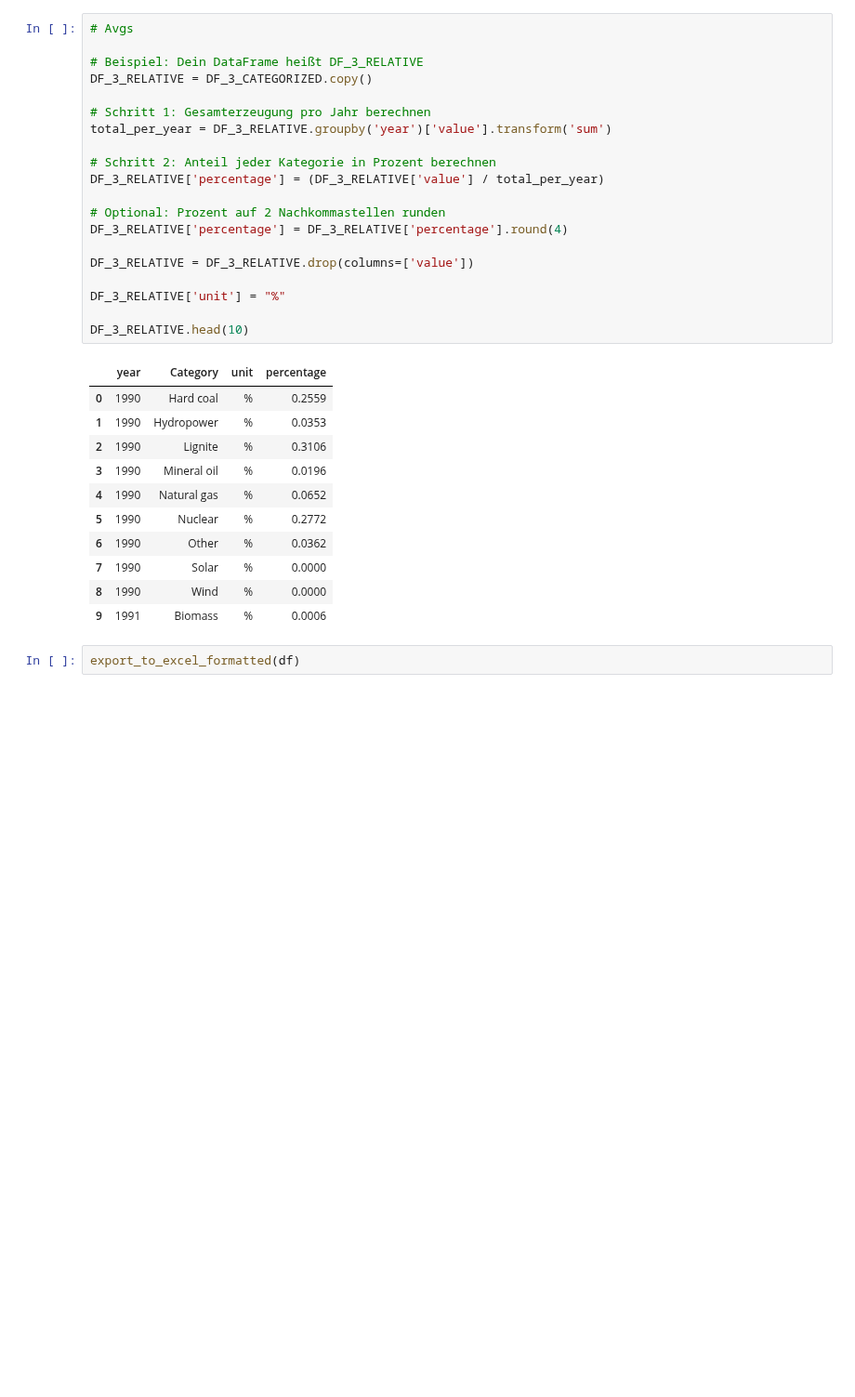
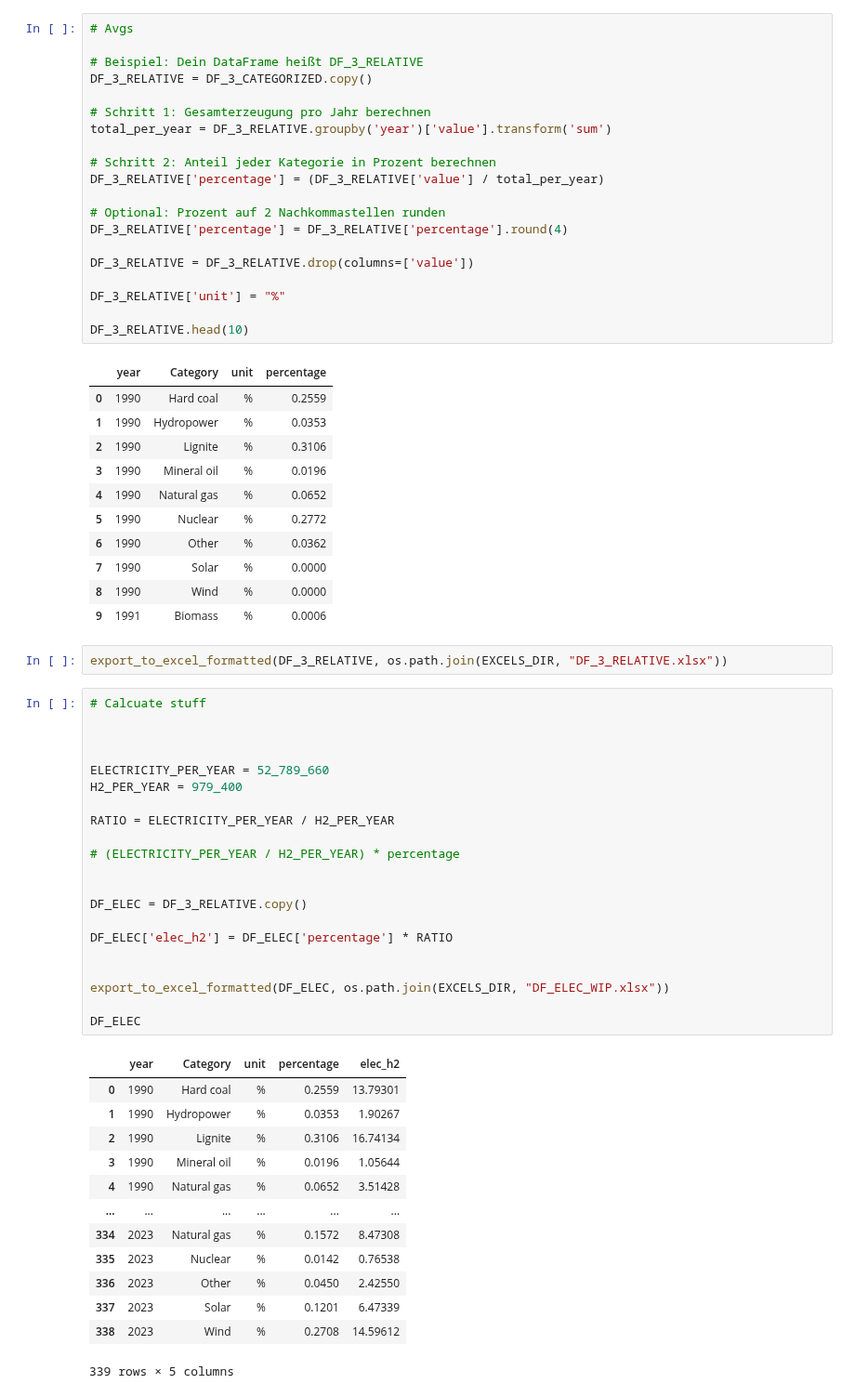
Before and after one commit to SultanGabriel/de_gridmix, a Jupyter notebook: gridmix_destatis.ipynb, the cells around one changed output. Shown at 93% size. Saved outputs shown, nothing was run; the diff lists cells and outputs as text; blank space fills up the shorter version.

Commit message:
df elec WIP

```diff
--- a/gridmix_destatis.ipynb
+++ b/gridmix_destatis.ipynb
@@ -629,4 +629,39 @@ DF_3_RELATIVE.head(10)
 | 8 | 1990 | Wind | % | 0.0000 |
 | 9 | 1991 | Biomass | % | 0.0006 |
 # %%
-export_to_excel_formatted(df)
+export_to_excel_formatted(DF_3_RELATIVE, os.path.join(EXCELS_DIR, "DF_3_RELATIVE.xlsx"))
+# %%
+# Calcuate stuff
+
+
+
+ELECTRICITY_PER_YEAR = 52_789_660
+H2_PER_YEAR = 979_400
+
+RATIO = ELECTRICITY_PER_YEAR / H2_PER_YEAR
+
+# (ELECTRICITY_PER_YEAR / H2_PER_YEAR) * percentage
+
+
+DF_ELEC = DF_3_RELATIVE.copy()
+
+DF_ELEC['elec_h2'] = DF_ELEC['percentage'] * RATIO
+
+
+export_to_excel_formatted(DF_ELEC, os.path.join(EXCELS_DIR, "DF_ELEC_WIP.xlsx"))
+
+DF_ELEC
+# %% [output]
+|  | year | Category | unit | percentage | elec_h2 |
+| 0 | 1990 | Hard coal | % | 0.2559 | 13.79301 |
+| 1 | 1990 | Hydropower | % | 0.0353 | 1.90267 |
+| 2 | 1990 | Lignite | % | 0.3106 | 16.74134 |
+| 3 | 1990 | Mineral oil | % | 0.0196 | 1.05644 |
+| 4 | 1990 | Natural gas | % | 0.0652 | 3.51428 |
+| ... | ... | ... | ... | ... | ... |
+| 334 | 2023 | Natural gas | % | 0.1572 | 8.47308 |
+| 335 | 2023 | Nuclear | % | 0.0142 | 0.76538 |
+| 336 | 2023 | Other | % | 0.0450 | 2.42550 |
+| 337 | 2023 | Solar | % | 0.1201 | 6.47339 |
+| 338 | 2023 | Wind | % | 0.2708 | 14.59612 |
+339 rows × 5 columns
```
Also changed, not shown: 1 other file.
